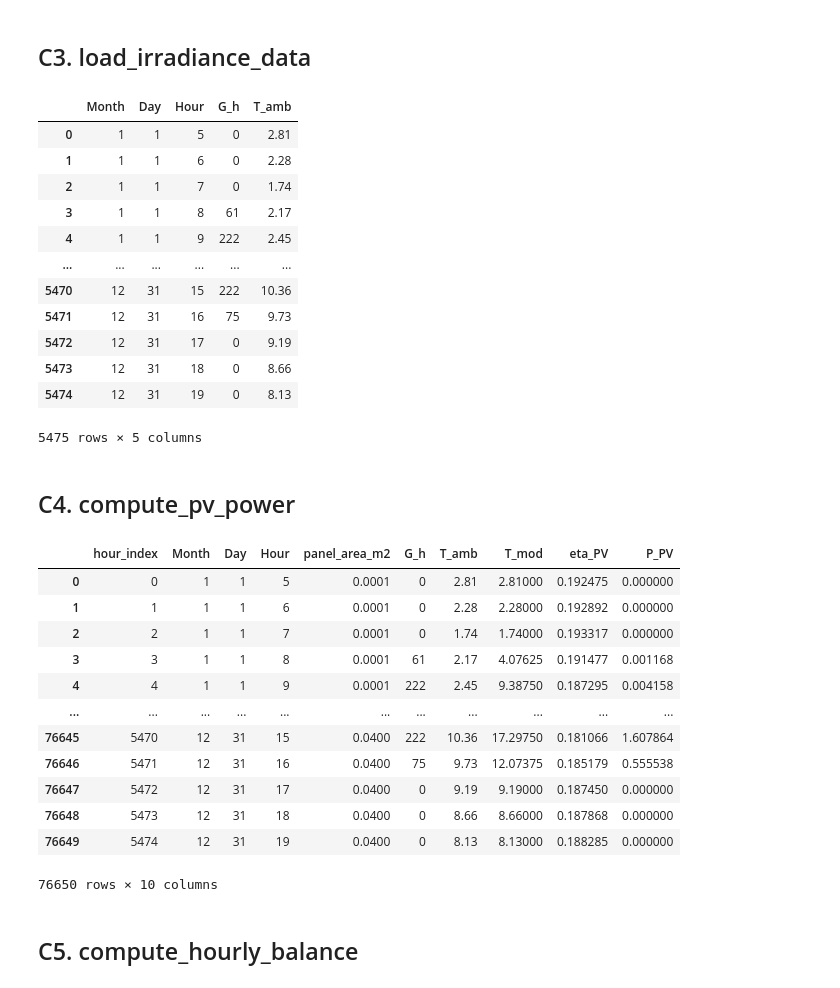
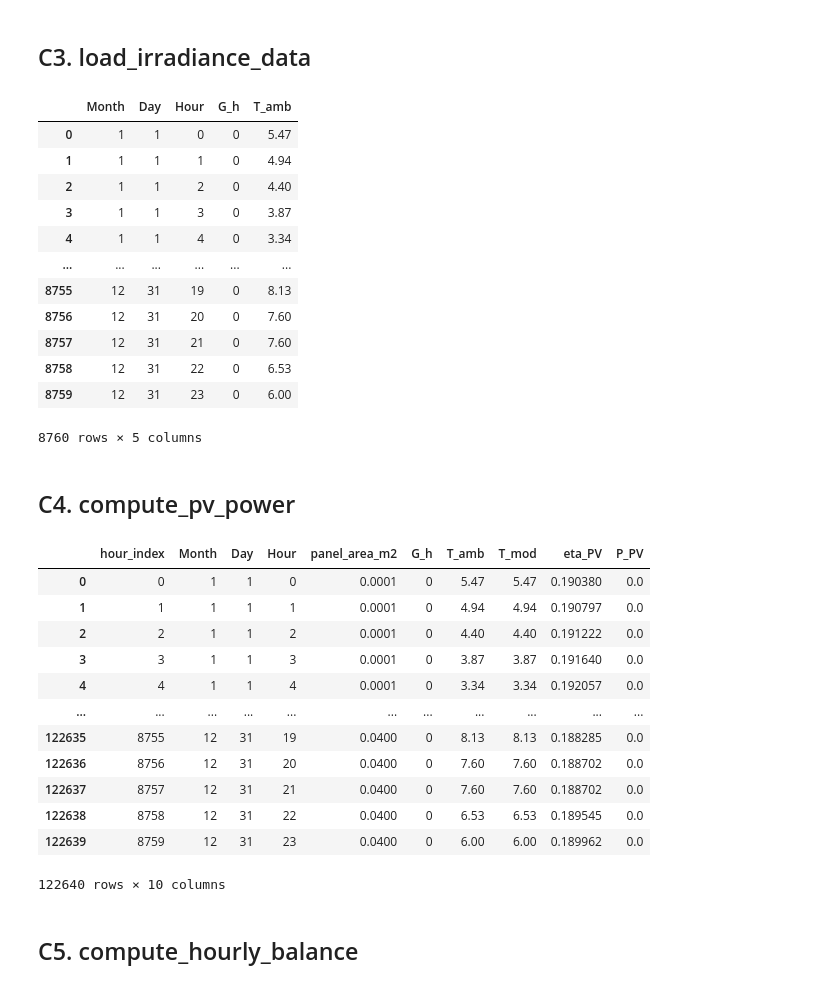
Before and after one commit to UCLM-ARCO/oasis-ehs, a Jupyter notebook: gen-dataset.ipynb, the cells around one changed output. Drawn from its saved outputs; the diff is of its cells as text; code cells hidden in the pictures.

```diff
--- a/gen-dataset.ipynb
+++ b/gen-dataset.ipynb
@@ -253,40 +255,40 @@ df_design
 ## C3. load_irradiance_data
 # %%
 # --- Load irradiance and temperature data ---
-irr_data = pd.read_csv("irradiance.csv")
+irr_data = pd.read_csv("raw-irradiance.csv")
 
 # --- Basic sanity checks ---
 expected_cols = ["Date-hour", "Month", "Day", "Hour", "G(h)", "Temperature"]
 missing_cols = [c for c in expected_cols if c not in irr_data.columns]
 if missing_cols:
     raise ValueError(f"Missing expected columns: {missing_cols}")
 
 # --- Rename columns for internal consistency ---
 irr_data = irr_data.rename(columns={
     "Date-hour": "datetime_str",
     "G(h)": "G_h",
     "Temperature": "T_amb"
 })
 
 # --- Keep only relevant numeric columns ---
 irr_data = irr_data[["Month", "Day", "Hour", "G_h", "T_amb"]].reset_index(drop=True)
 
 
 irr_data
 # %% [output]
 |  | Month | Day | Hour | G_h | T_amb |
-| 0 | 1 | 1 | 5 | 0 | 2.81 |
-| 1 | 1 | 1 | 6 | 0 | 2.28 |
-| 2 | 1 | 1 | 7 | 0 | 1.74 |
-| 3 | 1 | 1 | 8 | 61 | 2.17 |
-| 4 | 1 | 1 | 9 | 222 | 2.45 |
+| 0 | 1 | 1 | 0 | 0 | 5.47 |
+| 1 | 1 | 1 | 1 | 0 | 4.94 |
+| 2 | 1 | 1 | 2 | 0 | 4.40 |
+| 3 | 1 | 1 | 3 | 0 | 3.87 |
+| 4 | 1 | 1 | 4 | 0 | 3.34 |
 | ... | ... | ... | ... | ... | ... |
-| 5470 | 12 | 31 | 15 | 222 | 10.36 |
-| 5471 | 12 | 31 | 16 | 75 | 9.73 |
-| 5472 | 12 | 31 | 17 | 0 | 9.19 |
-| 5473 | 12 | 31 | 18 | 0 | 8.66 |
-| 5474 | 12 | 31 | 19 | 0 | 8.13 |
+| 8755 | 12 | 31 | 19 | 0 | 8.13 |
+| 8756 | 12 | 31 | 20 | 0 | 7.60 |
+| 8757 | 12 | 31 | 21 | 0 | 7.60 |
+| 8758 | 12 | 31 | 22 | 0 | 6.53 |
+| 8759 | 12 | 31 | 23 | 0 | 6.00 |
-5475 rows × 5 columns
+8760 rows × 5 columns
 # %% [markdown]
 ## C4. compute_pv_power
 # %%
@@ -327,18 +329,18 @@ df_pv = df_pv[[
 df_pv
 # %% [output]
 |  | hour_index | Month | Day | Hour | panel_area_m2 | G_h | T_amb | T_mod | eta_PV | P_PV |
-| 0 | 0 | 1 | 1 | 5 | 0.0001 | 0 | 2.81 | 2.81000 | 0.192475 | 0.000000 |
-| 1 | 1 | 1 | 1 | 6 | 0.0001 | 0 | 2.28 | 2.28000 | 0.192892 | 0.000000 |
-| 2 | 2 | 1 | 1 | 7 | 0.0001 | 0 | 1.74 | 1.74000 | 0.193317 | 0.000000 |
-| 3 | 3 | 1 | 1 | 8 | 0.0001 | 61 | 2.17 | 4.07625 | 0.191477 | 0.001168 |
-| 4 | 4 | 1 | 1 | 9 | 0.0001 | 222 | 2.45 | 9.38750 | 0.187295 | 0.004158 |
+| 0 | 0 | 1 | 1 | 0 | 0.0001 | 0 | 5.47 | 5.47 | 0.190380 | 0.0 |
+| 1 | 1 | 1 | 1 | 1 | 0.0001 | 0 | 4.94 | 4.94 | 0.190797 | 0.0 |
+| 2 | 2 | 1 | 1 | 2 | 0.0001 | 0 | 4.40 | 4.40 | 0.191222 | 0.0 |
+| 3 | 3 | 1 | 1 | 3 | 0.0001 | 0 | 3.87 | 3.87 | 0.191640 | 0.0 |
+| 4 | 4 | 1 | 1 | 4 | 0.0001 | 0 | 3.34 | 3.34 | 0.192057 | 0.0 |
 | ... | ... | ... | ... | ... | ... | ... | ... | ... | ... | ... |
-| 76645 | 5470 | 12 | 31 | 15 | 0.0400 | 222 | 10.36 | 17.29750 | 0.181066 | 1.607864 |
-| 76646 | 5471 | 12 | 31 | 16 | 0.0400 | 75 | 9.73 | 12.07375 | 0.185179 | 0.555538 |
-| 76647 | 5472 | 12 | 31 | 17 | 0.0400 | 0 | 9.19 | 9.19000 | 0.187450 | 0.000000 |
-| 76648 | 5473 | 12 | 31 | 18 | 0.0400 | 0 | 8.66 | 8.66000 | 0.187868 | 0.000000 |
-| 76649 | 5474 | 12 | 31 | 19 | 0.0400 | 0 | 8.13 | 8.13000 | 0.188285 | 0.000000 |
+| 122635 | 8755 | 12 | 31 | 19 | 0.0400 | 0 | 8.13 | 8.13 | 0.188285 | 0.0 |
+| 122636 | 8756 | 12 | 31 | 20 | 0.0400 | 0 | 7.60 | 7.60 | 0.188702 | 0.0 |
+| 122637 | 8757 | 12 | 31 | 21 | 0.0400 | 0 | 7.60 | 7.60 | 0.188702 | 0.0 |
+| 122638 | 8758 | 12 | 31 | 22 | 0.0400 | 0 | 6.53 | 6.53 | 0.189545 | 0.0 |
+| 122639 | 8759 | 12 | 31 | 23 | 0.0400 | 0 | 6.00 | 6.00 | 0.189962 | 0.0 |
-76650 rows × 10 columns
+122640 rows × 10 columns
 # %% [markdown]
 ## C5. compute_hourly_balance
 # %%
```
Also changed, not shown: parts of 12 cells of this notebook, 1 other file.
